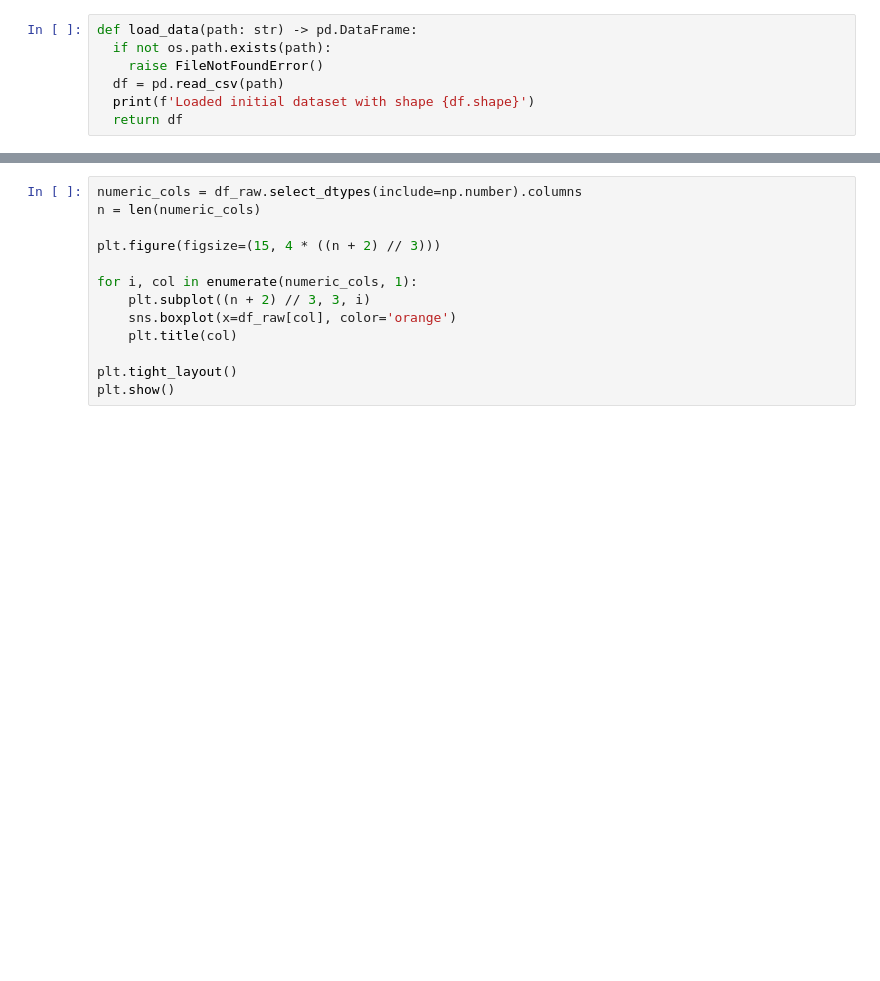
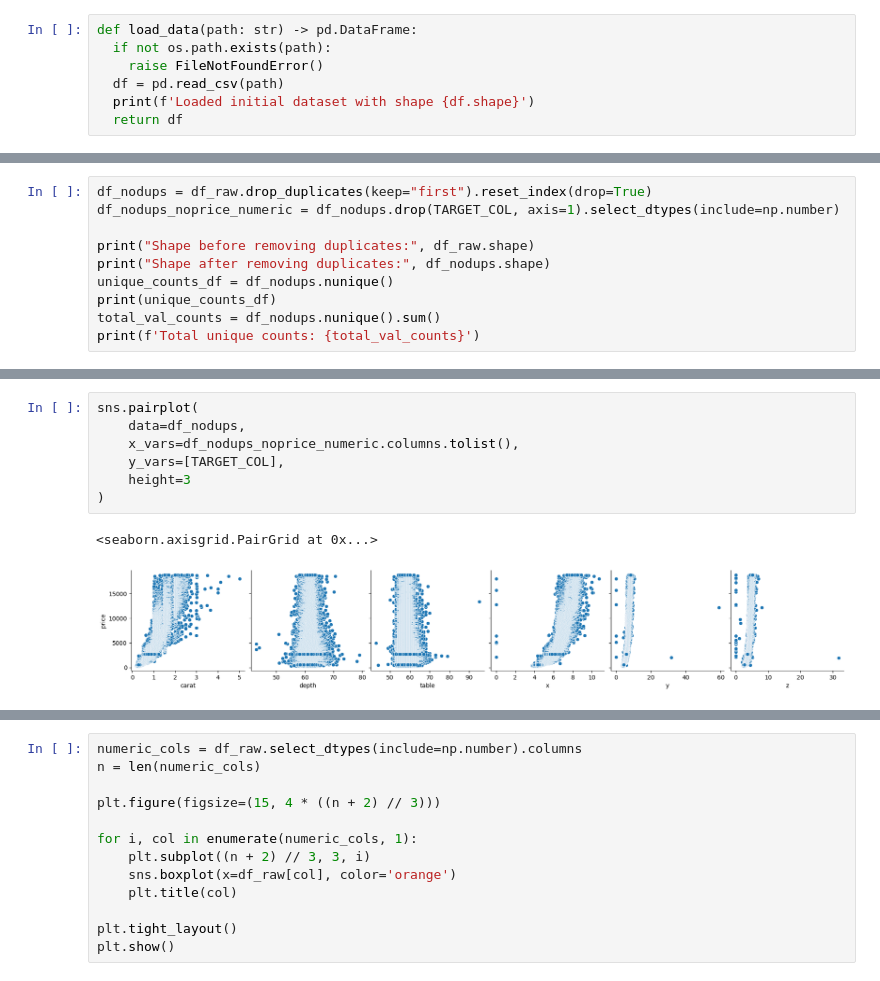
Before and after one commit to dylan-burke-03/Diamond-Pricing, a Jupyter notebook: DiamondPricingProject.ipynb, the cells around one changed output, grey strips where cells are left out. Drawn from its saved outputs; the diff is of its cells as text; blank space fills up the shorter version.

```diff
--- a/DiamondPricingProject.ipynb
+++ b/DiamondPricingProject.ipynb
@@ -79,0 +94,10 @@ df_raw.iloc[:5,:]
+# %%
+df_nodups = df_raw.drop_duplicates(keep="first").reset_index(drop=True)
+df_nodups_noprice_numeric = df_nodups.drop(TARGET_COL, axis=1).select_dtypes(include=np.number)
+
+print("Shape before removing duplicates:", df_raw.shape)
+print("Shape after removing duplicates:", df_nodups.shape)
+unique_counts_df = df_nodups.nunique()
+print(unique_counts_df)
+total_val_counts = df_nodups.nunique().sum()
+print(f'Total unique counts: {total_val_counts}')
@@ -79,0 +153,10 @@ df_raw.iloc[:5,:]
+# %%
+sns.pairplot(
+    data=df_nodups,
+    x_vars=df_nodups_noprice_numeric.columns.tolist(),
+    y_vars=[TARGET_COL],
+    height=3
+)
+# %% [output]
+<seaborn.axisgrid.PairGrid at 0x...>
+[figure, added]
```
Also changed, not shown: parts of 21 cells of this notebook.
